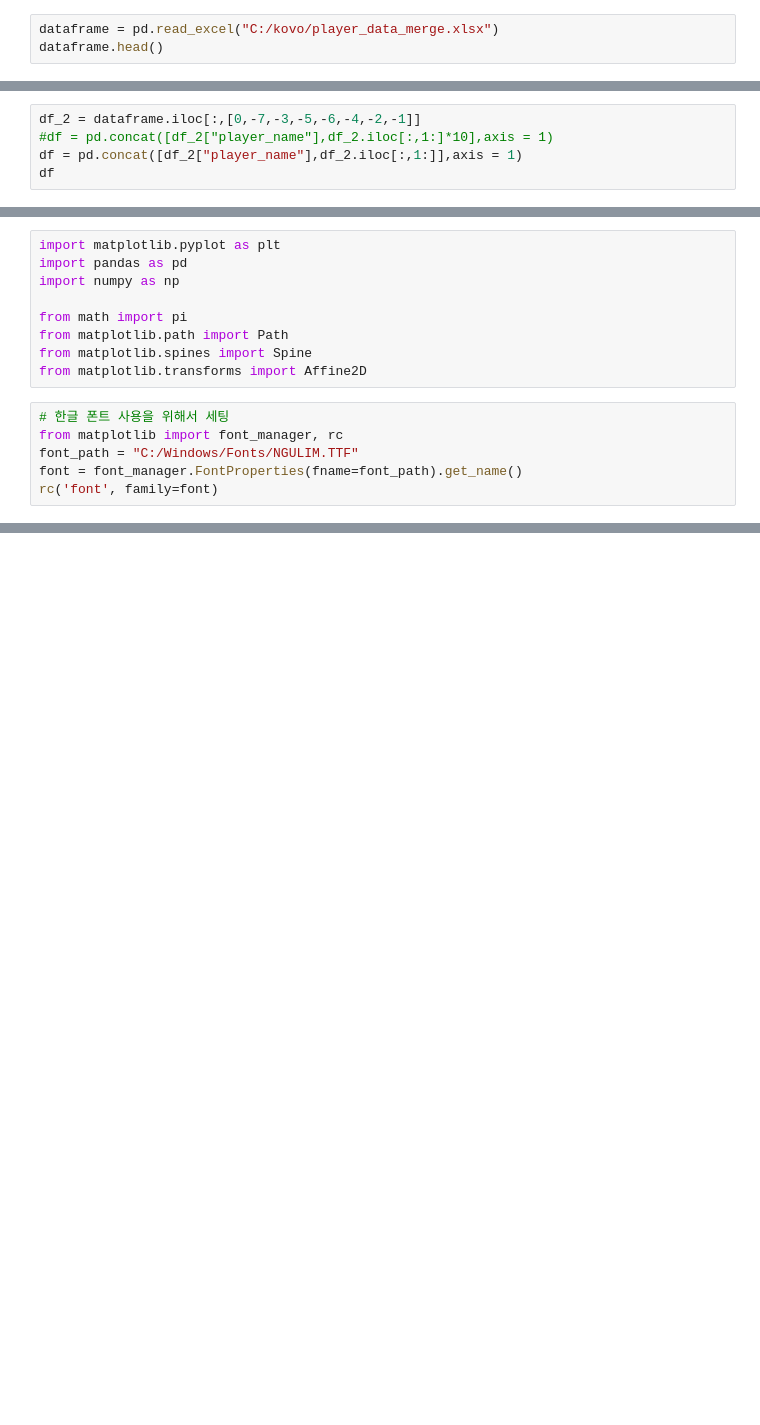
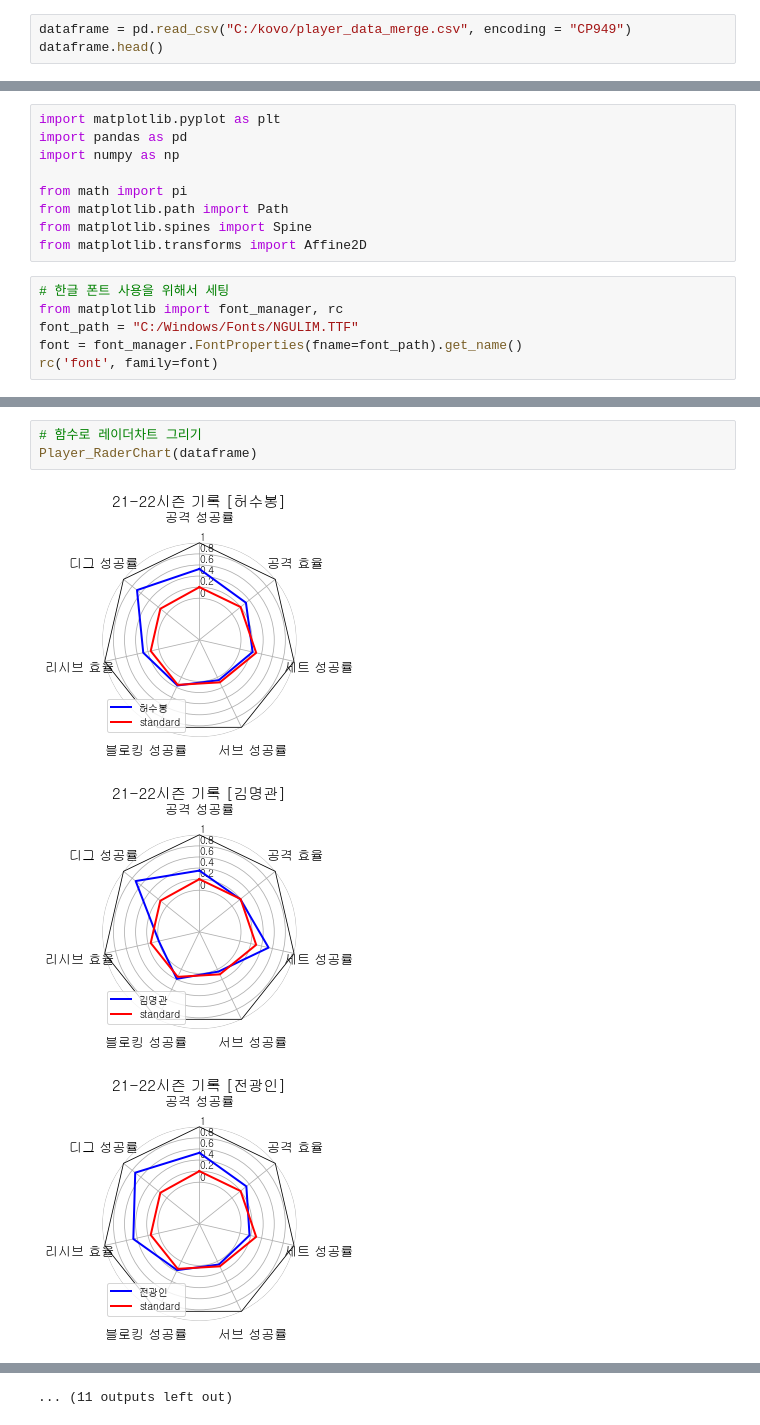
Before and after one commit to lwg1421/KOVO_project, a Jupyter notebook: visualization/player_RaderChart.ipynb, the cells around one changed output, grey strips where cells are left out. Drawn from its saved outputs; the diff is of its cells as text; blank space fills up the shorter version.

```diff
--- a/visualization/player_RaderChart.ipynb
+++ b/visualization/player_RaderChart.ipynb
@@ -5,7 +5,7 @@ import warnings
 # 불필요한 경고 출력을 방지합니다.
 warnings.filterwarnings('ignore')
 # %%
-dataframe = pd.read_excel("C:/kovo/player_data_merge.xlsx")
+dataframe = pd.read_csv("C:/kovo/player_data_merge.csv", encoding = "CP949")
 dataframe.head()
 # %% [output]
 |  | player_name | player_number | player_position | player_img | player_birth | player_height | player_weight | ... |
@@ -14,8 +14,3 @@ dataframe.head()
 | 2 | 전광인 | NO.12 | OUTSIDE HITTER | https://www.kovo.co.kr//upfiles/p... | 1991년 09월 18일 | 194cm | 88kg | ... |
 | 3 | 김선호 | NO.6 | OUTSIDE HITTER | https://www.kovo.co.kr//upfiles/p... | 1999년 01월 18일 | 187cm | 82kg | ... |
 | 4 | 박경민 | NO.13 | LIBERO | https://www.kovo.co.kr//upfiles/p... | 1999년 06월 05일 | 170cm | 64kg | ... |
-# %%
-df_2 = dataframe.iloc[:,[0,-7,-3,-5,-6,-4,-2,-1]]
-#df = pd.concat([df_2["player_name"],df_2.iloc[:,1:]*10],axis = 1)
-df = pd.concat([df_2["player_name"],df_2.iloc[:,1:]],axis = 1)
-df
@@ -117,0 +98,7 @@ NameError: name 'df' is not defined
+# %%
+# 함수로 레이더차트 그리기
+Player_RaderChart(dataframe)
+# %% [output]
+[figure, added]
+[figure, added]
+[figure, added]
@@ -117,0 +114 @@ NameError: name 'df' is not defined
+... (11 outputs left out)
```
Also changed, not shown: parts of 4 cells of this notebook, 2 other files.
